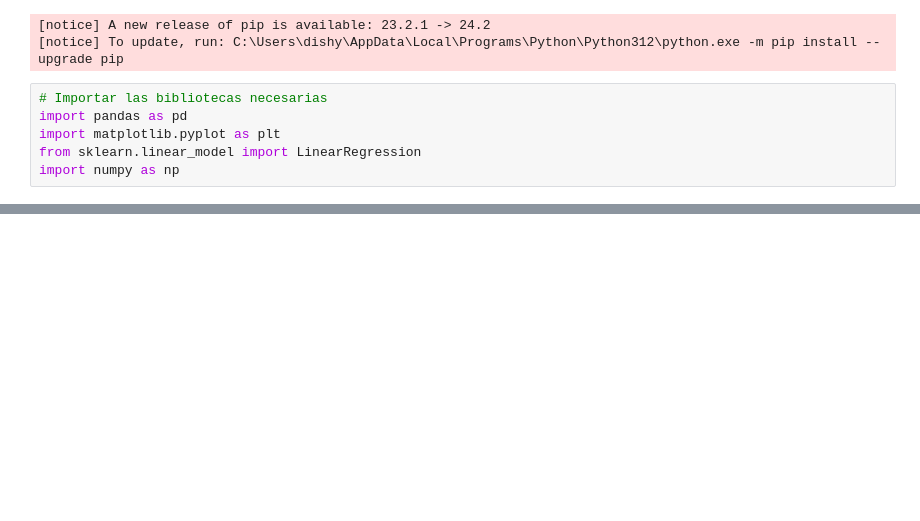
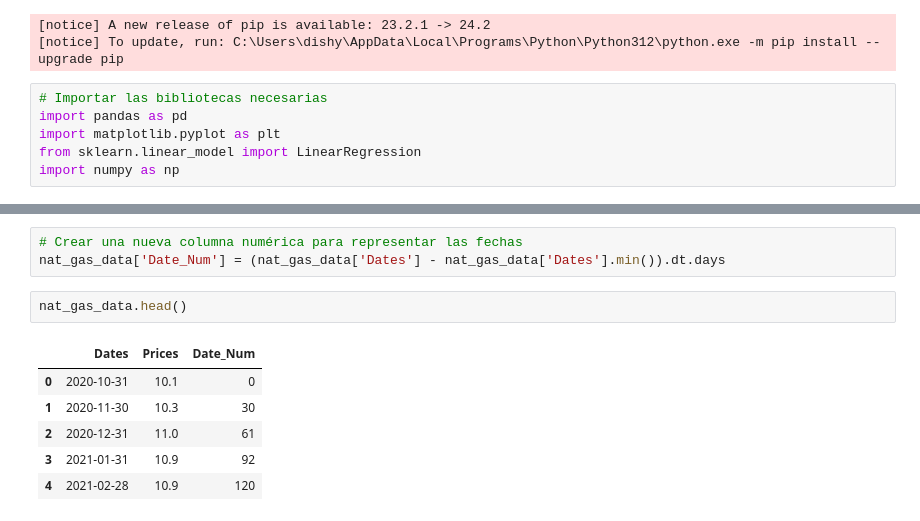
Before and after one commit to cxmbelt1/JPMorgan-Chase-Quant-Research-job-simulation, a Jupyter notebook: TASK 1/task 1.ipynb, the cells around one changed output, grey strips where cells are left out. Saved outputs shown, nothing was run; the diff lists cells and outputs as text; blank space fills up the shorter version.

```diff
--- a/TASK 1/task 1.ipynb
+++ b/TASK 1/task 1.ipynb
@@ -46,0 +66,12 @@ FileNotFoundError: [Errno 2] No such file or directory: './Nat_Gas.csv'
+# %%
+# Crear una nueva columna numérica para representar las fechas
+nat_gas_data['Date_Num'] = (nat_gas_data['Dates'] - nat_gas_data['Dates'].min()).dt.days
+# %%
+nat_gas_data.head()
+# %% [output]
+|  | Dates | Prices | Date_Num |
+| 0 | 2020-10-31 | 10.1 | 0 |
+| 1 | 2020-11-30 | 10.3 | 30 |
+| 2 | 2020-12-31 | 11.0 | 61 |
+| 3 | 2021-01-31 | 10.9 | 92 |
+| 4 | 2021-02-28 | 10.9 | 120 |
```
Also changed, not shown: parts of 15 cells of this notebook.
